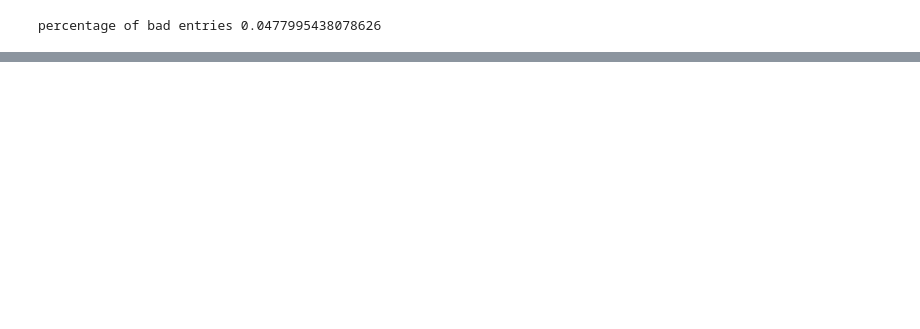
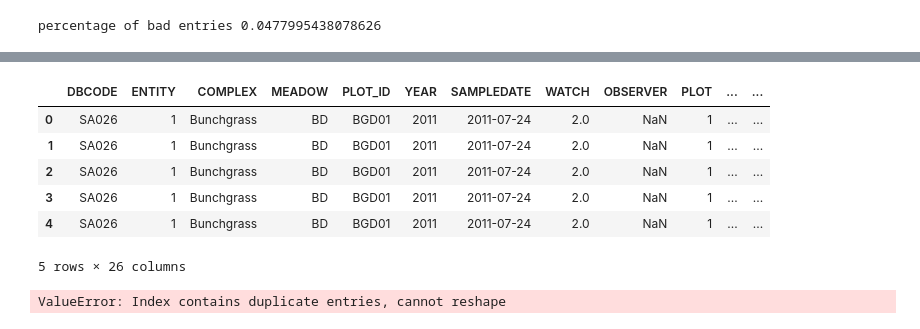
Before and after one commit to Emman-Lopez-Oso/DC200_GradProj, a Jupyter notebook: EDA.ipynb, the cells around one changed output, grey strips where cells are left out. Saved outputs shown, nothing was run; the diff lists cells and outputs as text; code cells hidden in the pictures; blank space fills up the shorter version.

Commit message:
Adding bioCON_plant diversity

```diff
--- a/EDA.ipynb
+++ b/EDA.ipynb
@@ -79,3 +79,6 @@ num_entries = test['Species ID'].count()
 print('percentage of bad entries', num_bad_entries/num_entries*100)
 # %% [output]
 percentage of bad entries 0.0477995438078626
+# %%
+plant_pollinator_1 = pd.read_csv('data/plant_pollinator_diversity_set1.csv')
+plant_pollinator_2 = pd.read_csv('data/plant_pollinator_diversity_set2.csv')
@@ -81,0 +117,14 @@ percentage of bad entries 0.0477995438078626
+# %%
+plant_pollinator_1.head()
+# %% [output]
+|  | DBCODE | ENTITY | COMPLEX | MEADOW | PLOT_ID | YEAR | SAMPLEDATE | WATCH | OBSERVER | PLOT | ... | ... |
+| 0 | SA026 | 1 | Bunchgrass | BD | BGD01 | 2011 | 2011-07-24 | 2.0 | NaN | 1 | ... | ... |
+| 1 | SA026 | 1 | Bunchgrass | BD | BGD01 | 2011 | 2011-07-24 | 2.0 | NaN | 1 | ... | ... |
+| 2 | SA026 | 1 | Bunchgrass | BD | BGD01 | 2011 | 2011-07-24 | 2.0 | NaN | 1 | ... | ... |
+| 3 | SA026 | 1 | Bunchgrass | BD | BGD01 | 2011 | 2011-07-24 | 2.0 | NaN | 1 | ... | ... |
+| 4 | SA026 | 1 | Bunchgrass | BD | BGD01 | 2011 | 2011-07-24 | 2.0 | NaN | 1 | ... | ... |
+5 rows × 26 columns
+# %%
+plant_pollinator_1[]
+# %% [output]
+ValueError: Index contains duplicate entries, cannot reshape
```
Also changed, not shown: parts of 4 cells of this notebook, 1 other file.
